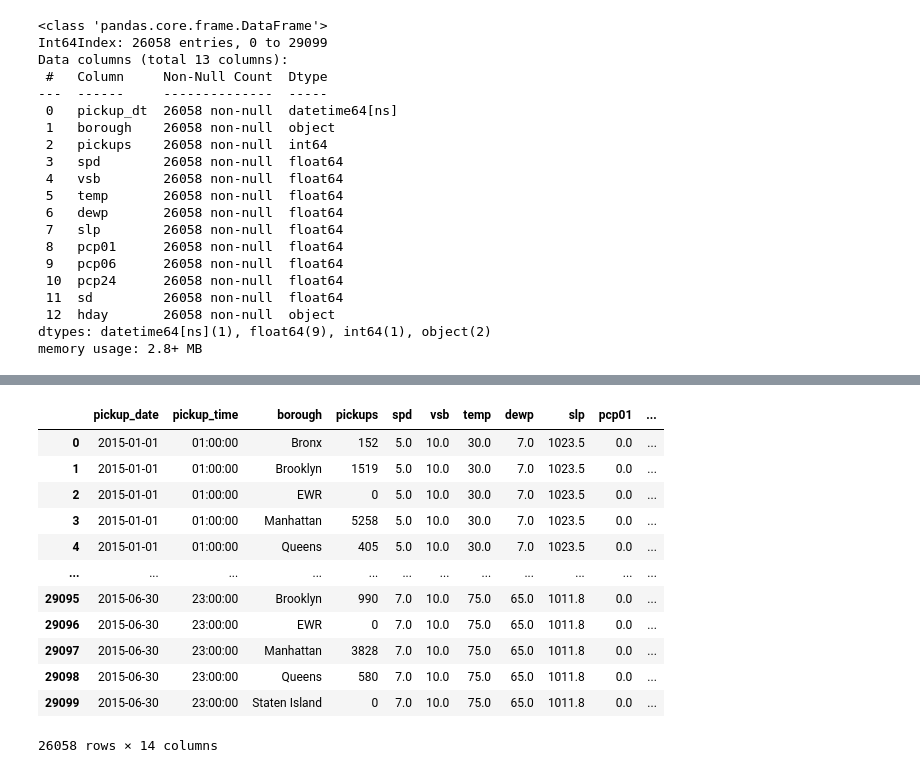
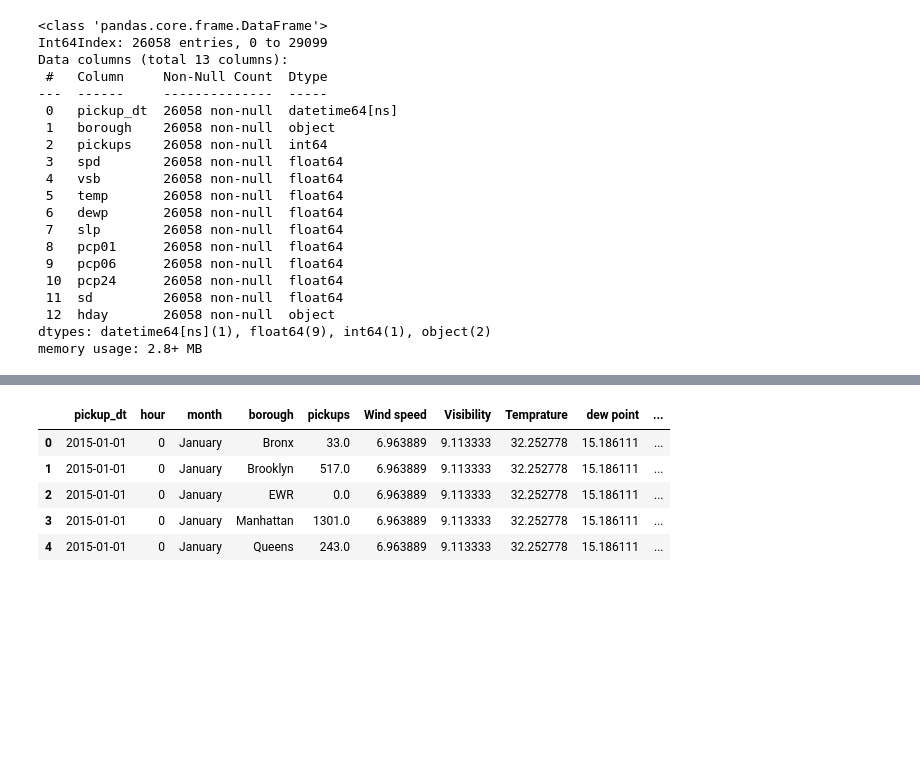
Before and after one commit to Jherza-X/Project1-Group9, a Jupyter notebook: Uber-Weather-Project/project-1 - data_cleaning.ipynb, the cells around one changed output, grey strips where cells are left out. Saved outputs shown, nothing was run; the diff lists cells and outputs as text; code cells hidden in the pictures; blank space fills up the shorter version.

```diff
--- a/Uber-Weather-Project/project-1 - data_cleaning.ipynb
+++ b/Uber-Weather-Project/project-1 - data_cleaning.ipynb
@@ -165,32 +253,26 @@ new_data
 # %%
 # Create a clean Data Frame
-clean_df = df[['pickup_dt','borough', 'pickups', 'spd', 'vsb', 'temp', 'dewp',
+clean_df = result_df[['pickup_dt', 'hour', 'month','borough', 'pickups', 'spd', 'vsb', 'temp', 'dewp',
                 'slp','pcp01', 'pcp06', 'pcp24', 'sd', 'hday']]
+clean_df = clean_df.rename(columns={'spd':'Wind speed',
+                                    'vsb':'Visibility',
+                                    'temp':'Temprature',
+                                    'dewp': 'dew point',
+                                    'slp': 'Sea level pressure',
+                                    'pcp01':'Precipitation 01',
+                                    'pcp06':'Precipitation 06',
+                                    'pcp24':'Precipitation 24',
+                                    'sd':'Snow depth',
+                                    'hday':'Holiday'})
 
-clean_df.to_csv("Resources/clean1.csv", index = False)
+clean_df.head()
+# %% [output]
+|  | pickup_dt | hour | month | borough | pickups | Wind speed | Visibility | Temprature | dew point | ... |
+| 0 | 2015-01-01 | 0 | January | Bronx | 33.0 | 6.963889 | 9.113333 | 32.252778 | 15.186111 | ... |
+| 1 | 2015-01-01 | 0 | January | Brooklyn | 517.0 | 6.963889 | 9.113333 | 32.252778 | 15.186111 | ... |
+| 2 | 2015-01-01 | 0 | January | EWR | 0.0 | 6.963889 | 9.113333 | 32.252778 | 15.186111 | ... |
+| 3 | 2015-01-01 | 0 | January | Manhattan | 1301.0 | 6.963889 | 9.113333 | 32.252778 | 15.186111 | ... |
+| 4 | 2015-01-01 | 0 | January | Queens | 243.0 | 6.963889 | 9.113333 | 32.252778 | 15.186111 | ... |
-# %%
-# Separate the date and time
-df["pickup_date"] = df["pickup_dt"].dt.date
-df["pickup_time"] = df["pickup_dt"].dt.time
-
-# Create a clean Data Frame
-clean_df = df[['pickup_date', 'pickup_time','borough', 'pickups', 'spd', 'vsb', 'temp', 'dewp',
-                'slp','pcp01', 'pcp06', 'pcp24', 'sd', 'hday']]
-clean_df
-# %% [output]
-|  | pickup_date | pickup_time | borough | pickups | spd | vsb | temp | dewp | slp | pcp01 | ... |
-| 0 | 2015-01-01 | 01:00:00 | Bronx | 152 | 5.0 | 10.0 | 30.0 | 7.0 | 1023.5 | 0.0 | ... |
-| 1 | 2015-01-01 | 01:00:00 | Brooklyn | 1519 | 5.0 | 10.0 | 30.0 | 7.0 | 1023.5 | 0.0 | ... |
-| 2 | 2015-01-01 | 01:00:00 | EWR | 0 | 5.0 | 10.0 | 30.0 | 7.0 | 1023.5 | 0.0 | ... |
-| 3 | 2015-01-01 | 01:00:00 | Manhattan | 5258 | 5.0 | 10.0 | 30.0 | 7.0 | 1023.5 | 0.0 | ... |
-| 4 | 2015-01-01 | 01:00:00 | Queens | 405 | 5.0 | 10.0 | 30.0 | 7.0 | 1023.5 | 0.0 | ... |
-| ... | ... | ... | ... | ... | ... | ... | ... | ... | ... | ... | ... |
-| 29095 | 2015-06-30 | 23:00:00 | Brooklyn | 990 | 7.0 | 10.0 | 75.0 | 65.0 | 1011.8 | 0.0 | ... |
-| 29096 | 2015-06-30 | 23:00:00 | EWR | 0 | 7.0 | 10.0 | 75.0 | 65.0 | 1011.8 | 0.0 | ... |
-| 29097 | 2015-06-30 | 23:00:00 | Manhattan | 3828 | 7.0 | 10.0 | 75.0 | 65.0 | 1011.8 | 0.0 | ... |
-| 29098 | 2015-06-30 | 23:00:00 | Queens | 580 | 7.0 | 10.0 | 75.0 | 65.0 | 1011.8 | 0.0 | ... |
-| 29099 | 2015-06-30 | 23:00:00 | Staten Island | 0 | 7.0 | 10.0 | 75.0 | 65.0 | 1011.8 | 0.0 | ... |
-26058 rows × 14 columns
 # %%
 # Save clean Data Frame to resources for working on other questions.
 clean_df.to_csv("Resources/clean.csv", index = False)
```
Also changed, not shown: parts of 8 cells of this notebook.
